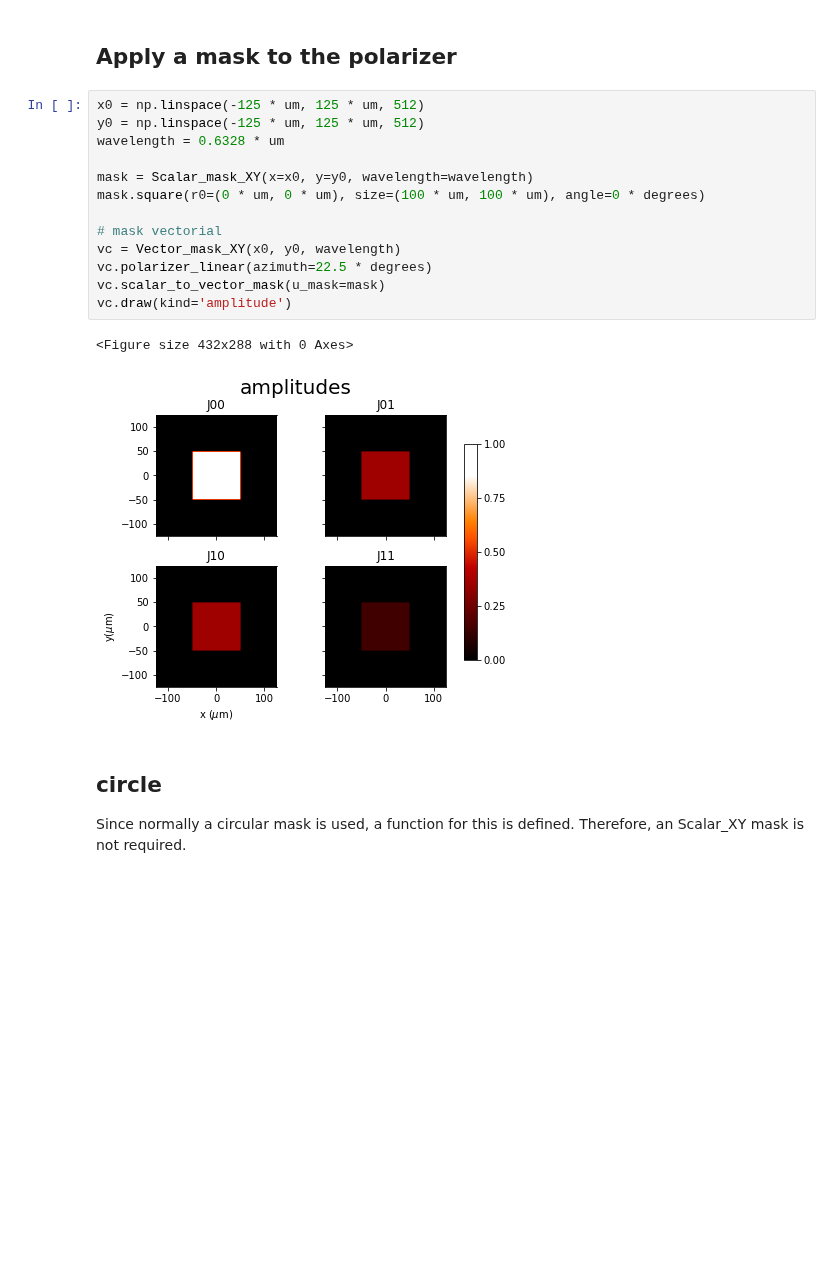
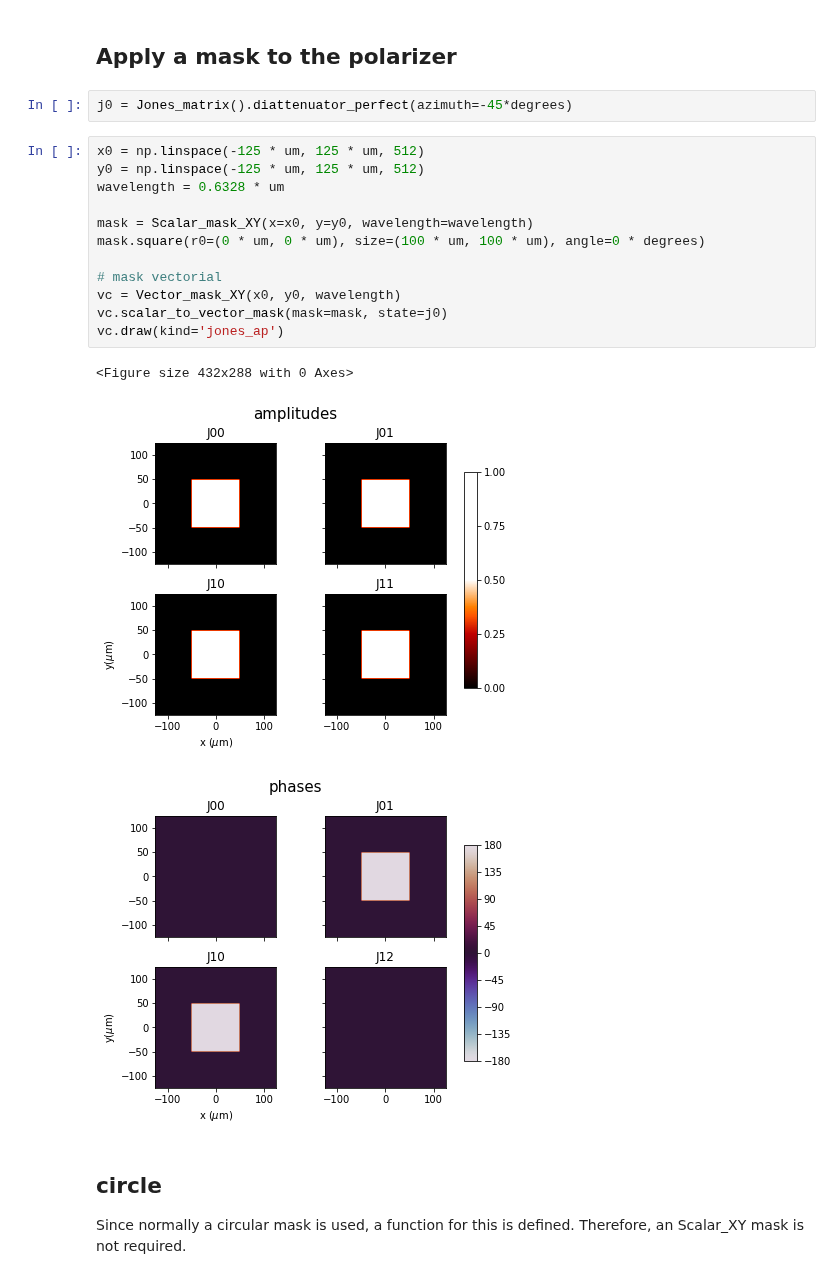
Before and after one commit to aocg-ucm/diffractio, a Jupyter notebook: docs/source/tutorial/vector_XY/tutorial_vector_masks_XY.ipynb, the cells around one changed output. Cells and saved outputs as stored; diff of their text form; blank space fills up the shorter version.

```diff
--- a/docs/source/tutorial/vector_XY/tutorial_vector_masks_XY.ipynb
+++ b/docs/source/tutorial/vector_XY/tutorial_vector_masks_XY.ipynb
@@ -59,21 +60,23 @@ vp.draw(kind='all')
 # %% [markdown]
 ## Apply a mask to the polarizer
+# %%
+j0 = Jones_matrix().diattenuator_perfect(azimuth=-45*degrees)
 # %%
 x0 = np.linspace(-125 * um, 125 * um, 512)
 y0 = np.linspace(-125 * um, 125 * um, 512)
 wavelength = 0.6328 * um
 
 mask = Scalar_mask_XY(x=x0, y=y0, wavelength=wavelength)
 mask.square(r0=(0 * um, 0 * um), size=(100 * um, 100 * um), angle=0 * degrees)
 
 # mask vectorial
 vc = Vector_mask_XY(x0, y0, wavelength)
-vc.polarizer_linear(azimuth=22.5 * degrees)
-vc.scalar_to_vector_mask(u_mask=mask)
-vc.draw(kind='amplitude')
+vc.scalar_to_vector_mask(mask=mask, state=j0)
+vc.draw(kind='jones_ap')
 # %% [output]
 <Figure size 432x288 with 0 Axes>
-[figure, old version]
+[figure, new version]
+[figure, added]
 # %% [markdown]
 ## circle
 
```
Also changed, not shown: parts of 5 cells of this notebook, 8 other files.
